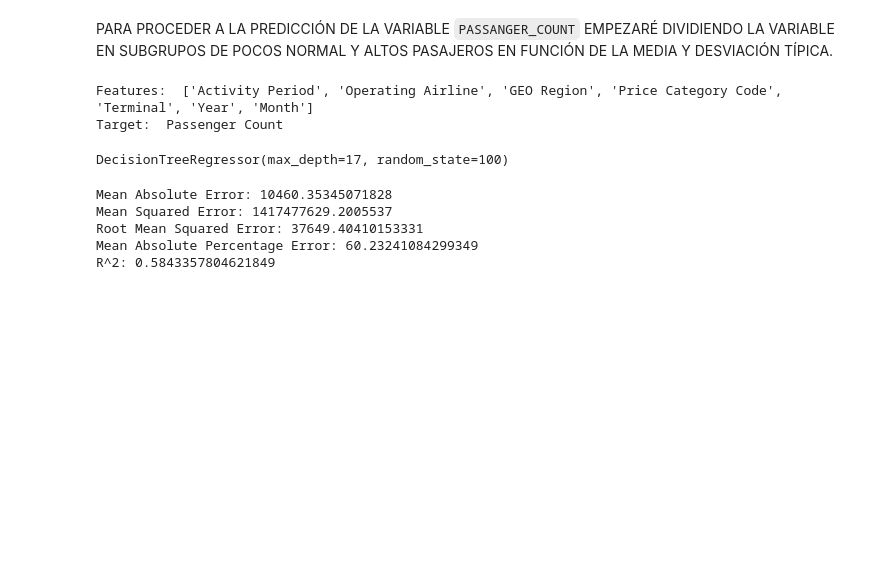
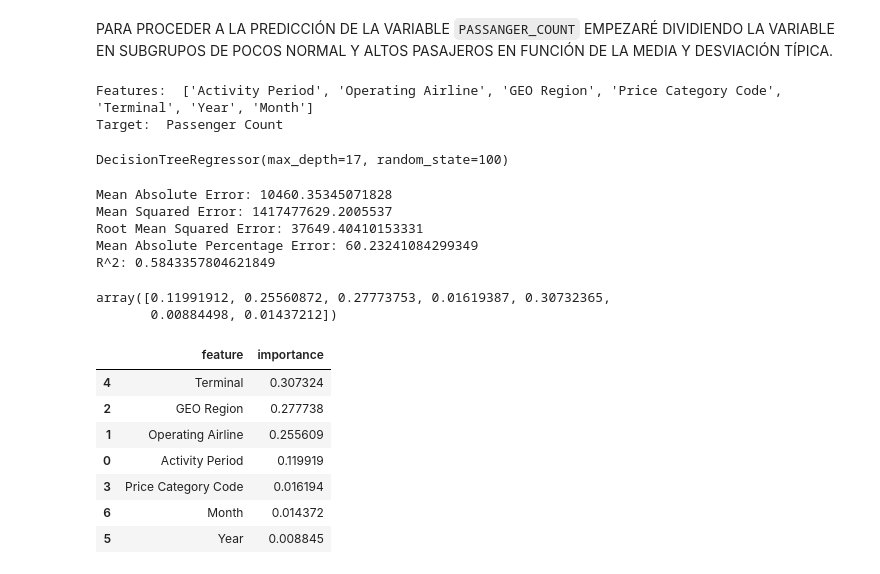
Before and after one commit to albabernal03/BD_proyecto_final, a Jupyter notebook: notebook/analisis.ipynb, the cells around one changed output. Drawn from its saved outputs; the diff is of its cells as text; code cells hidden in the pictures; blank space fills up the shorter version.

```diff
--- a/notebook/analisis.ipynb
+++ b/notebook/analisis.ipynb
@@ -429,3 +429,24 @@ Mean Squared Error: 1417477629.2005537
 Root Mean Squared Error: 37649.40410153331
 Mean Absolute Percentage Error: 60.23241084299349
 R^2: 0.5843357804621849
+# %%
+#Vamos a ver la importancia de cada variable en el arbol ajustado (Gini importance))
+arbol_importancia.feature_importances_
+# %% [output]
+array([0.11991912, 0.25560872, 0.27773753, 0.01619387, 0.30732365,
+       0.00884498, 0.01437212])
+# %%
+#Creamos un DataFrame con los datos de importancia
+import pandas as pd
+importancia = pd.DataFrame({'feature': features, 'importance': arbol_importancia.feature_importances_})
+#Ordenamos los datos de mayor a menor
+importancia.sort_values('importance', ascending=False)
+# %% [output]
+|  | feature | importance |
+| 4 | Terminal | 0.307324 |
+| 2 | GEO Region | 0.277738 |
+| 1 | Operating Airline | 0.255609 |
+| 0 | Activity Period | 0.119919 |
+| 3 | Price Category Code | 0.016194 |
+| 6 | Month | 0.014372 |
+| 5 | Year | 0.008845 |
```
Also changed, not shown: parts of 10 cells of this notebook.
